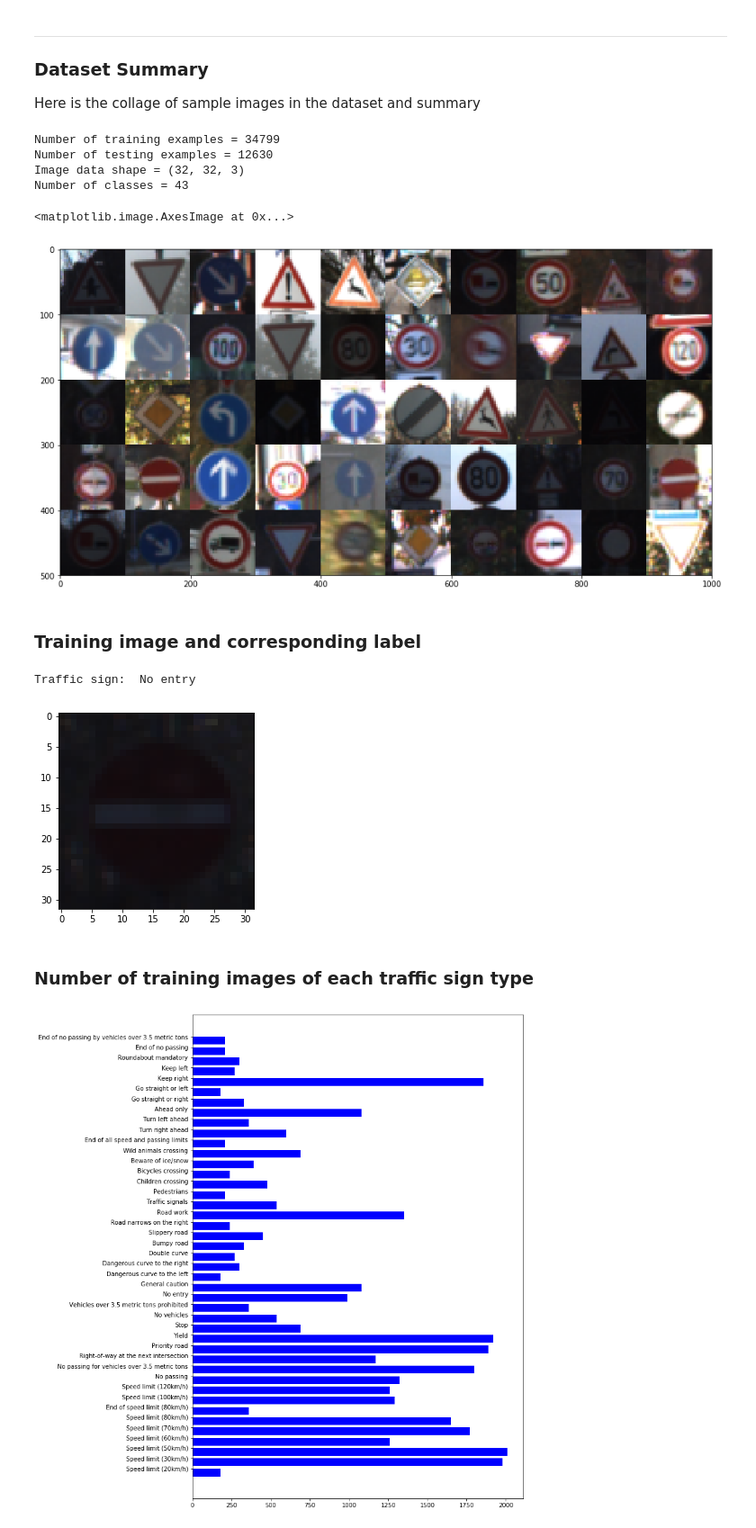
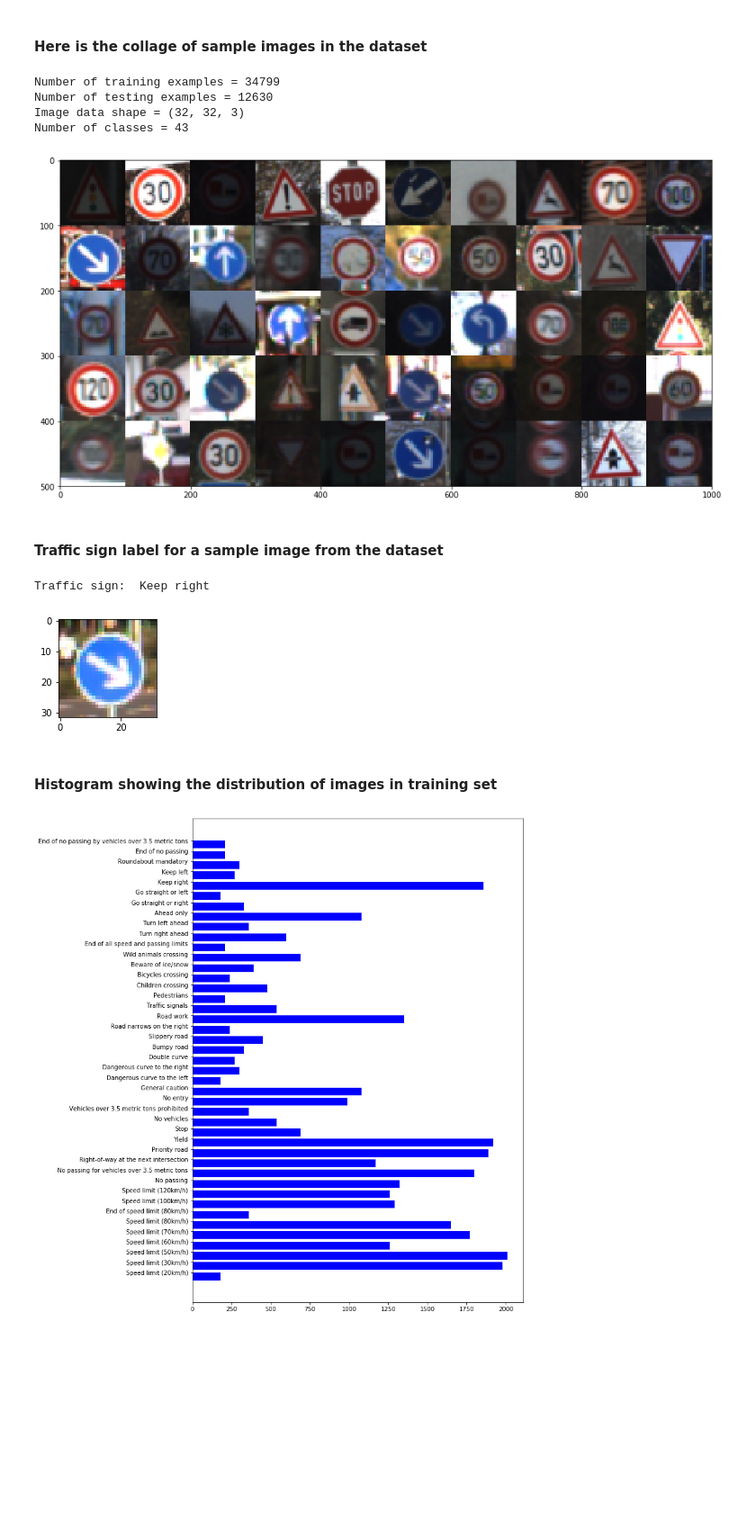
Before and after one commit to spagad7/Deep-Learning, a Jupyter notebook: TrafficSign_Classifier/Traffic_Sign_Classifier.ipynb, the cells around one changed output. Shown at 90% size. Saved outputs shown, nothing was run; the diff lists cells and outputs as text; code cells hidden in the pictures; blank space fills up the shorter version.

Commit message:
Modified Traffic-Sign Classifier

```diff
--- a/TrafficSign_Classifier/Traffic_Sign_Classifier.ipynb
+++ b/TrafficSign_Classifier/Traffic_Sign_Classifier.ipynb
@@ -31,11 +31,7 @@ X_train, y_train = train['features'], train['labels']
 X_valid, y_valid = valid['features'], valid['labels']
 X_test, y_test = test['features'], test['labels']
 # %% [markdown]
----
-
-### Dataset Summary
-
-Here is the collage of sample images in the dataset and summary
+#### Here is the collage of sample images in the dataset
 # %%
 from PIL import Image
 import random
@@ -95,37 +91,37 @@ for i in range(rows):
 # Display collage
 %matplotlib inline
 fig = plt.figure(figsize = (15,15))
-plt.imshow(collage)
+out = plt.imshow(collage)
 # %% [output]
 Number of training examples = 34799
 Number of testing examples = 12630
 Image data shape = (32, 32, 3)
 Number of classes = 43
-<matplotlib.image.AxesImage at 0x...>
-[figure, old version]
+[figure, new version]
-# %% [markdown]
-### Training image and corresponding label
+# %% [markdown]
+#### Traffic sign label for a sample image from the dataset
 # %%
 import csv
 
 # Read csv file to get traffic sign names
 sign_names = []
 with open('signnames.csv') as file:
     csvreader = csv.reader(file)
     for row in csvreader:
         sign_names.append(row[1])
 
+plt.rcParams['figure.figsize'] = (2,2)
+
 # Get random training image and print corresponding label
-%matplotlib inline
 index = random.randint(0,n_train)
 plt.imshow(X_train[index])
 #print("Traffic sign index = ", y_train[index])
 print("Traffic sign: ", sign_names[y_train[index]+1])
 # %% [output]
-Traffic sign:  No entry
+Traffic sign:  Keep right
-[figure, old version]
+[figure, new version]
-# %% [markdown]
-### Number of training images of each traffic sign type
+# %% [markdown]
+#### Histogram showing the distribution of images in training set
 # %%
 sign_dict = dict()
 
```
Also changed, not shown: parts of 30 cells of this notebook, 47 other files.
